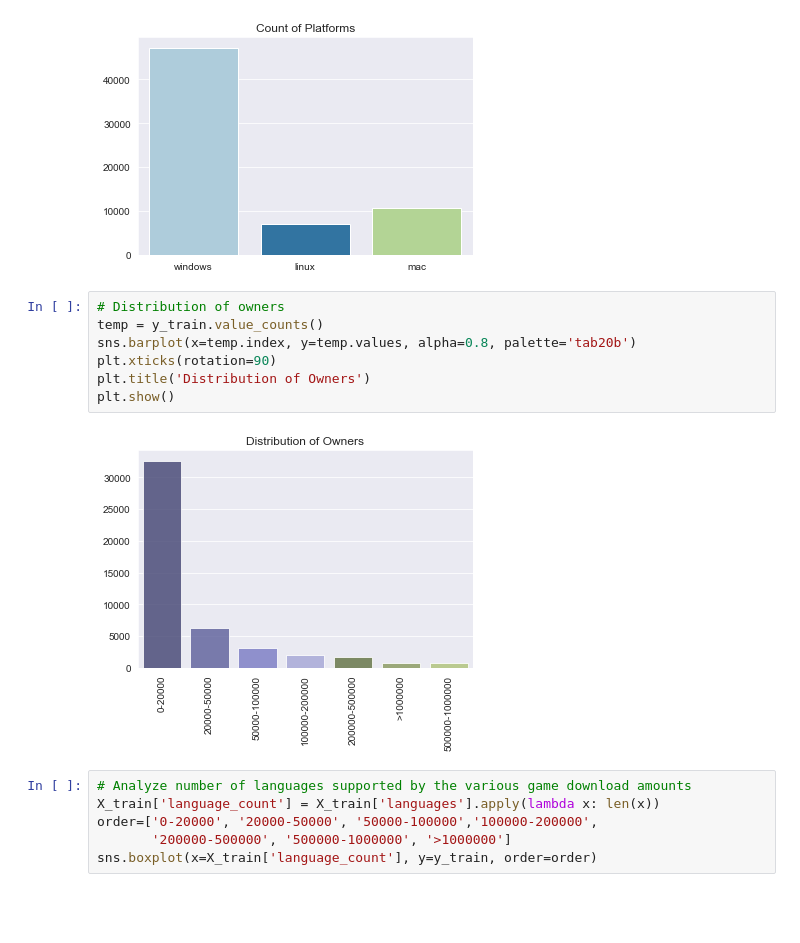
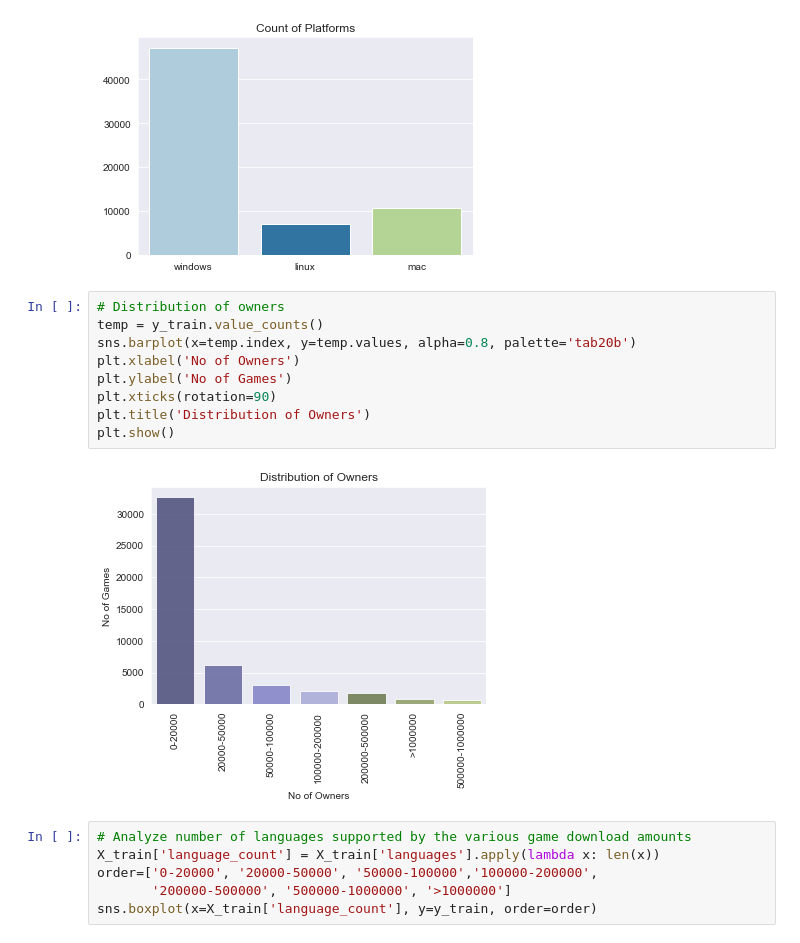
Before and after one commit to kYuXian/is4242-project, a Jupyter notebook: Project Code/steam_data_preprocessing.ipynb, the cells around one changed output. Cells and saved outputs as stored; diff of their text form; blank space fills up the shorter version.

Commit message:
labelled some diagrams in eda

```diff
--- a/Project Code/steam_data_preprocessing.ipynb
+++ b/Project Code/steam_data_preprocessing.ipynb
@@ -430,12 +430,14 @@ plt.show()
 # %%
 # Distribution of owners
 temp = y_train.value_counts()
 sns.barplot(x=temp.index, y=temp.values, alpha=0.8, palette='tab20b')
+plt.xlabel('No of Owners')
+plt.ylabel('No of Games')
 plt.xticks(rotation=90)
 plt.title('Distribution of Owners')
 plt.show()
 # %% [output]
-[figure, old version]
+[figure, new version]
 # %%
 # Analyze number of languages supported by the various game download amounts
 X_train['language_count'] = X_train['languages'].apply(lambda x: len(x))
```
Also changed, not shown: parts of 2 cells of this notebook, 1 other file.
